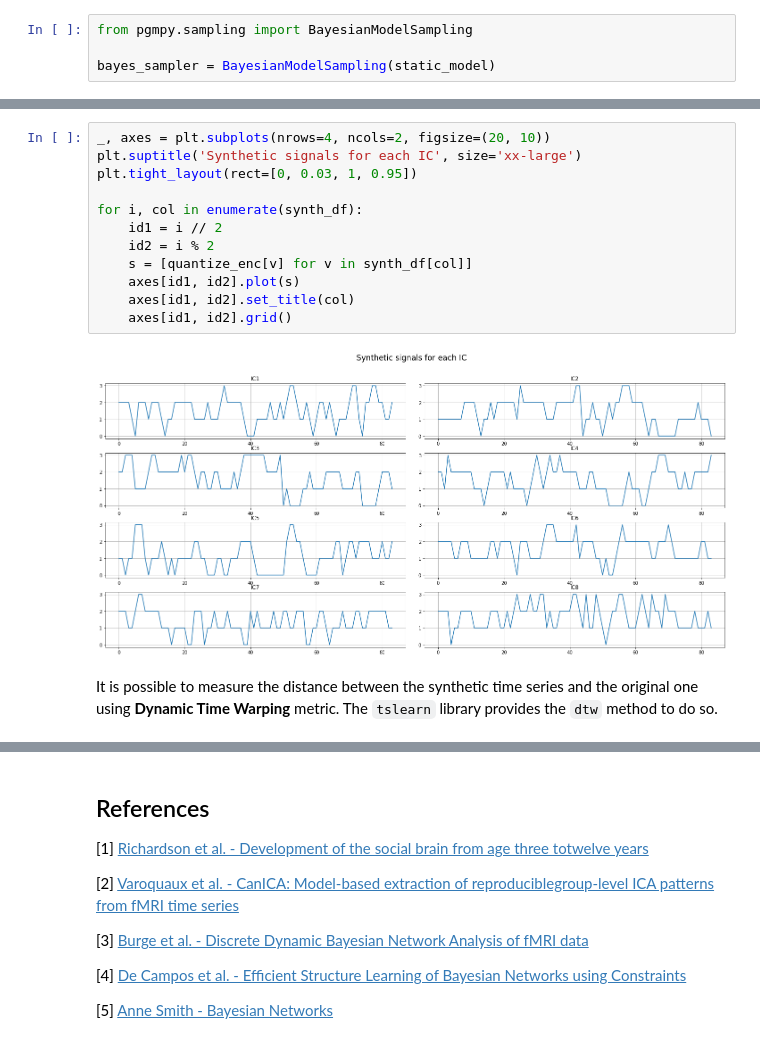
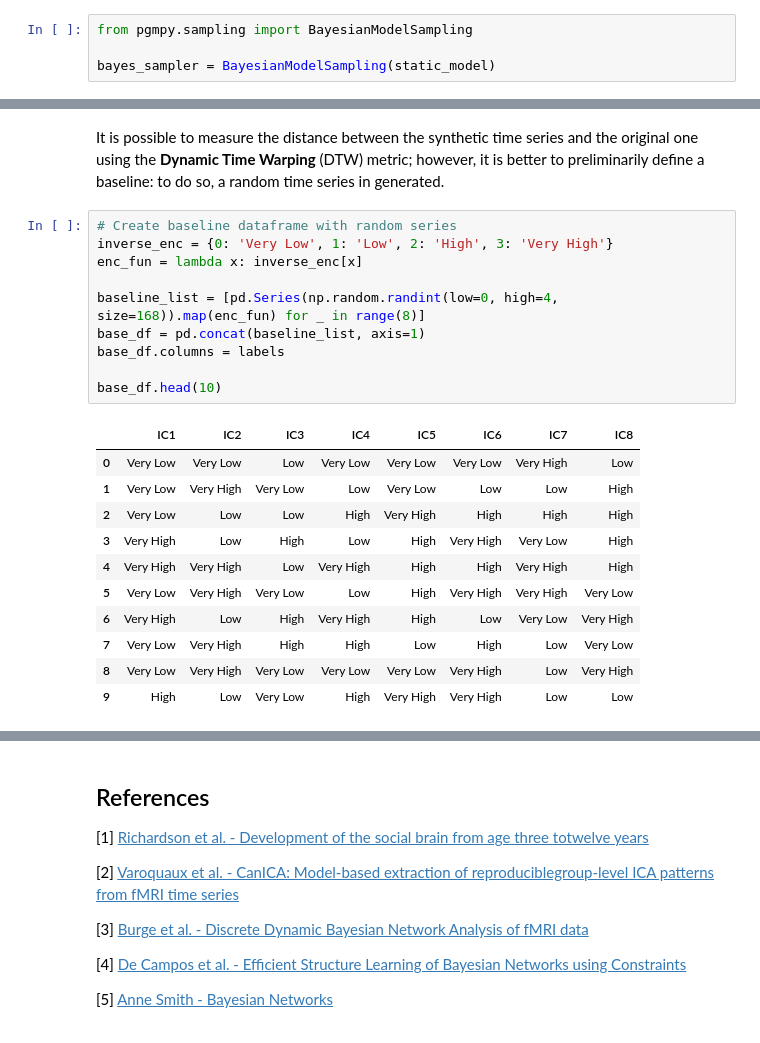
Before and after one commit to nihil21/neural-connectivity-bayesnet, a Jupyter notebook: src/neural-connectivity-bayesnet.ipynb, the cells around one changed output, grey strips where cells are left out. Saved outputs shown, nothing was run; the diff lists cells and outputs as text.

```diff
--- a/src/neural-connectivity-bayesnet.ipynb
+++ b/src/neural-connectivity-bayesnet.ipynb
@@ -928,19 +928,27 @@ synth_df.head(10)
 | 7 | High | Low | Low | High | Very High | High | Very High | High |
 | 8 | High | High | Low | High | Low | High | High | High |
 | 9 | Low | High | High | High | Very Low | High | High | High |
-# %%
-_, axes = plt.subplots(nrows=4, ncols=2, figsize=(20, 10))
-plt.suptitle('Synthetic signals for each IC', size='xx-large')
-plt.tight_layout(rect=[0, 0.03, 1, 0.95])
-
-for i, col in enumerate(synth_df):
-    id1 = i // 2
-    id2 = i % 2
-    s = [quantize_enc[v] for v in synth_df[col]]
-    axes[id1, id2].plot(s)
-    axes[id1, id2].set_title(col)
-    axes[id1, id2].grid()
-# %% [output]
-[figure, removed]
 # %% [markdown]
-It is possible to measure the distance between the synthetic time series and the original one using **Dynamic Time Warping** metric. The `tslearn` library provides the `dtw` method to do so.
+It is possible to measure the distance between the synthetic time series and the original one using the **Dynamic Time Warping** (DTW) metric; however, it is better to preliminarily define a baseline: to do so, a random time series in generated.
+# %%
+# Create baseline dataframe with random series
+inverse_enc = {0: 'Very Low', 1: 'Low', 2: 'High', 3: 'Very High'}
+enc_fun = lambda x: inverse_enc[x]
+
+baseline_list = [pd.Series(np.random.randint(low=0, high=4, size=168)).map(enc_fun) for _ in range(8)]
+base_df = pd.concat(baseline_list, axis=1)
+base_df.columns = labels
+
+base_df.head(10)
+# %% [output]
+|  | IC1 | IC2 | IC3 | IC4 | IC5 | IC6 | IC7 | IC8 |
+| 0 | Very Low | Very Low | Low | Very Low | Very Low | Very Low | Very High | Low |
+| 1 | Very Low | Very High | Very Low | Low | Very Low | Low | Low | High |
+| 2 | Very Low | Low | Low | High | Very High | High | High | High |
+| 3 | Very High | Low | High | Low | High | Very High | Very Low | High |
+| 4 | Very High | Very High | Low | Very High | High | High | Very High | High |
+| 5 | Very Low | Very High | Very Low | Low | High | Very High | Very High | Very Low |
+| 6 | Very High | Low | High | Very High | High | Low | Very Low | Very High |
+| 7 | Very Low | Very High | High | High | Low | High | Low | Very Low |
+| 8 | Very Low | Very High | Very Low | Very Low | Very Low | Very High | Low | Very High |
+| 9 | High | Low | Very Low | High | Very High | Very High | Low | Low |
```
Also changed, not shown: parts of 16 cells of this notebook.
